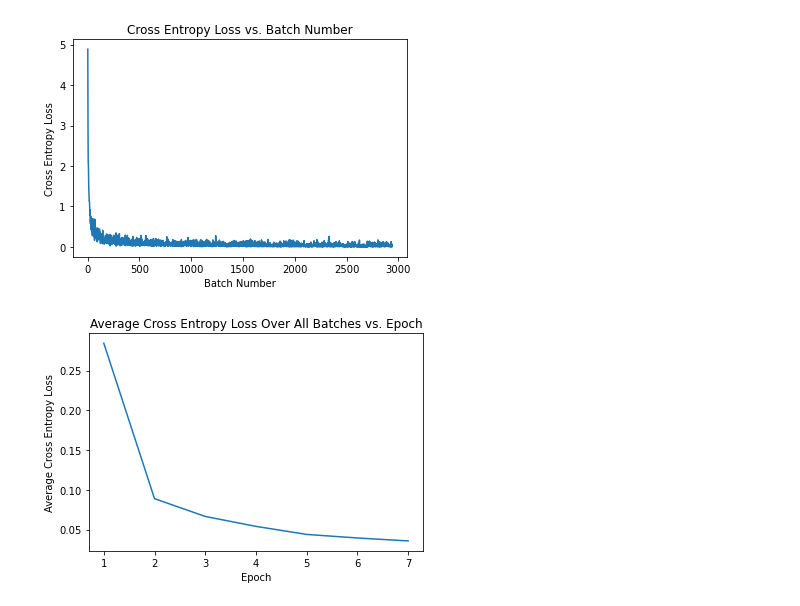
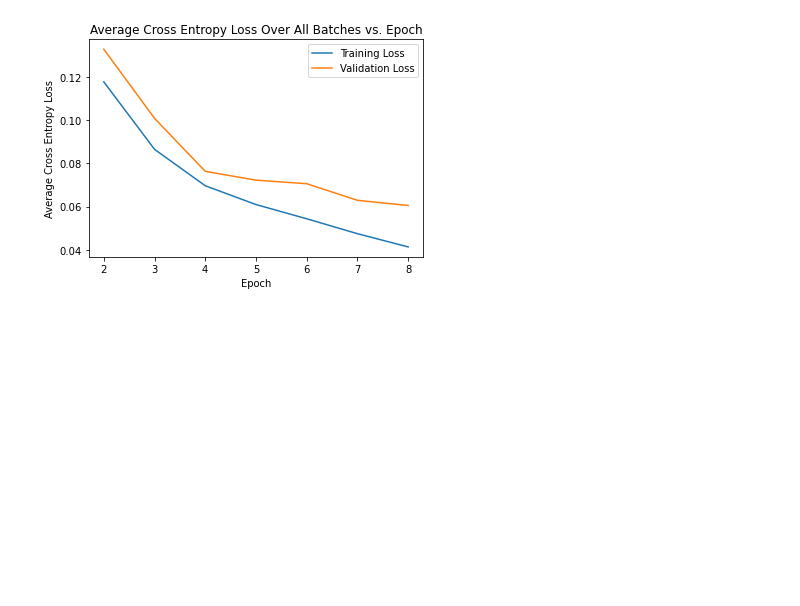
Before and after one commit to mihirbpi/KaggleDigitRecognizer, a Jupyter notebook: kaggledigitrecognizer_cnn.ipynb, the cells around one changed output. Drawn from its saved outputs; the diff is of its cells as text; code cells hidden in the pictures; blank space fills up the shorter version.

```diff
--- a/kaggledigitrecognizer_cnn.ipynb
+++ b/kaggledigitrecognizer_cnn.ipynb
@@ -11,13 +11,14 @@ import matplotlib.pyplot as plt
 device = torch.device('cuda' if torch.cuda.is_available() else 'cpu')
 # %%
 BATCH_SIZE = 100
-NUM_EPOCHS = 7
+NUM_EPOCHS = 20
 DATA_PATH = "data/"
 TRAIN_PATH = DATA_PATH + "train.csv"
 TEST_PATH = DATA_PATH + "test.csv"
 IMAGE_SIZE = 28
 NUM_CLASSES = 10
 LEARNING_RATE = 0.001
+TEST_OUTPUT_PATH = DATA_PATH + "my_submission_cnn_with_validation.csv"
 # %%
 class DigitsDataset(Dataset):
 
@@ -36,30 +37,32 @@ class ConvNeuralNet(nn.Module):
     def __init__(self, num_classes):
         super(ConvNeuralNet, self).__init__()
         self.num_classes = num_classes
-        self.conv1 = nn.Conv2d(in_channels=1, out_channels=5, kernel_size=(5,5), stride=1)
+        self.conv1 = nn.Conv2d(in_channels=1, out_channels=4, kernel_size=(5,5), stride=1)
+        self.conv2 = nn.Conv2d(in_channels=4, out_channels=8, kernel_size=(3,3), stride=1)
+        self.conv3 = nn.Conv2d(in_channels=8, out_channels=16, kernel_size=(3,3))
         self.pool = nn.MaxPool2d(kernel_size=(2,2), stride=2)
-        self.conv2 = nn.Conv2d(in_channels=5, out_channels=8, kernel_size=(3,3), stride=1)
-        self.fc1 = nn.Linear(5*5*8, 100)
-        self.fc2 = nn.Linear(100, 50)
-        self.fc3 = nn.Linear(50, self.num_classes)
+        self.fc1 = nn.Linear(16*3*3, 50)
+        self.fc2 = nn.Linear(50, self.num_classes)
 
 
     def forward(self, x):
         out = x # 1 x 28 x 28
-        out = F.relu(self.conv1(x)) # 1 x 5 x 24 x 24
-        out = self.pool(out) # 1 x 5 x 12 x 12
+        out = F.relu(self.conv1(x)) # 1 x 4 x 24 x 24
+        out = self.pool(out) # 1 x 4 x 12 x 12
         out = F.relu(self.conv2(out)) # 1 x 8 x 10 x 10
         out = self.pool(out) # 1 x 8 x 5 x 5
-        out = out.reshape(-1, 5*5*8) # 1 x 200
-        out = F.relu(self.fc1(out)) # 1 x 100
-        out = F.relu(self.fc2(out)) # 1 x 50
-        out = self.fc3(out) # 1 x 10
+        out = F.relu(self.conv3(out)) # 1 x 16 x 3 x 3
+        out = out.reshape(-1, 16*3*3) # 1 x 144
+        out = F.relu(self.fc1(out)) # 1 x 50
+        out = self.fc2(out) # 1 x 10
         return out
 # %%
-train_set = DigitsDataset(TRAIN_PATH)
+all_set = DigitsDataset(TRAIN_PATH)
+train_set, val_set = random_split(all_set, [37800, 4200])
 train_loader = DataLoader(dataset=train_set, batch_size=BATCH_SIZE, shuffle=True)
+val_loader = DataLoader(dataset=val_set, batch_size=BATCH_SIZE, shuffle=True)
+train_iter = iter(train_loader)
 
-train_iter = iter(train_loader)
 samples, labels = next(train_iter)
 
 for i in range(6):
@@ -106,20 +132,14 @@ Epoch 7 [7/7], Average Loss Over All Batches: 0.0357
 # %%
-plt.figure()
-plt.title("Cross Entropy Loss vs. Batch Number")
-plt.ylabel("Cross Entropy Loss")
-plt.xlabel("Batch Number")
-plt.plot([i+1 for i in range(NUM_EPOCHS*n_total_batches)], batch_loss_list)
-plt.show()
-
 plt.figure()
 plt.title("Average Cross Entropy Loss Over All Batches vs. Epoch")
 plt.ylabel("Average Cross Entropy Loss")
 plt.xlabel("Epoch")
-plt.plot([i+1 for i in range(NUM_EPOCHS)], epoch_avg_loss_list)
+plt.plot([i+1 for i in range(len(epoch_avg_train_loss_list))][1:], epoch_avg_train_loss_list[1:], label="Training Loss")
+plt.plot([i+1 for i in range(len(epoch_avg_val_loss_list))][1:], epoch_avg_val_loss_list[1:], label="Validation Loss")
+plt.legend()
 plt.show()
 # %% [output]
-[figure, old version]
+[figure, new version]
-[figure, removed]
 # %%
 # Test the model
 # In test phase, we don't need to compute gradients (for memory efficiency
```
Also changed, not shown: parts of 5 cells of this notebook.
